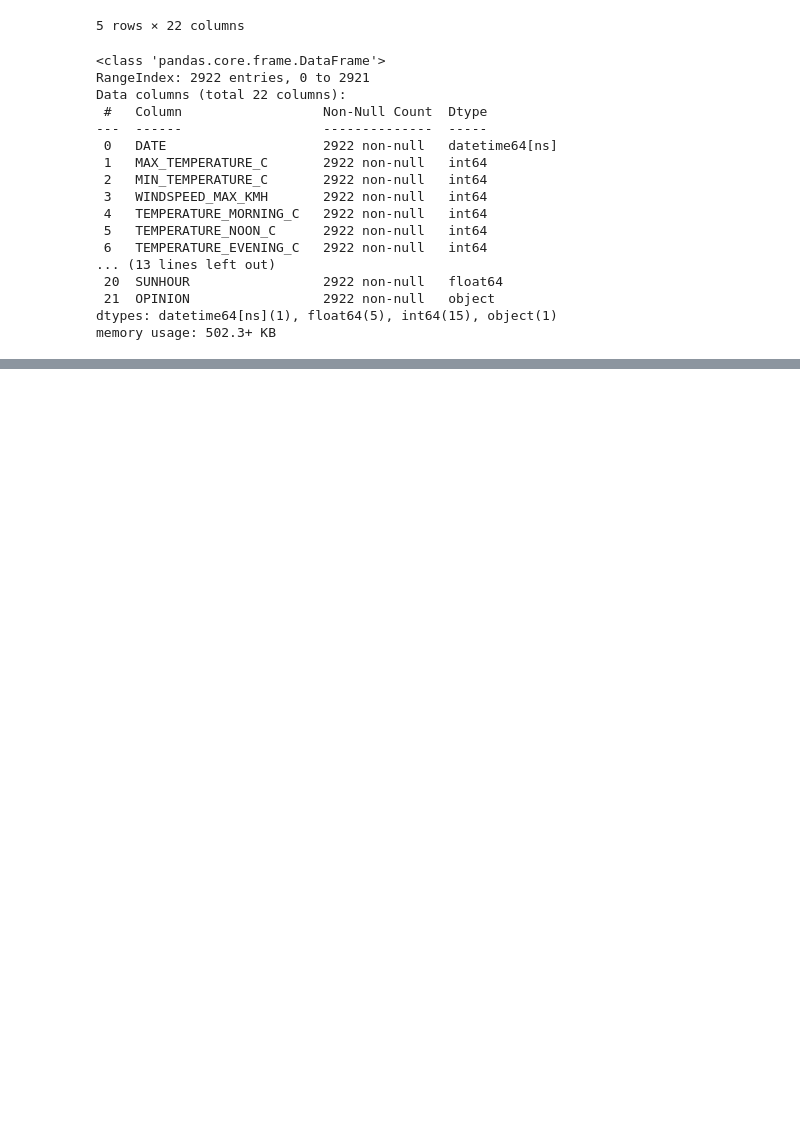
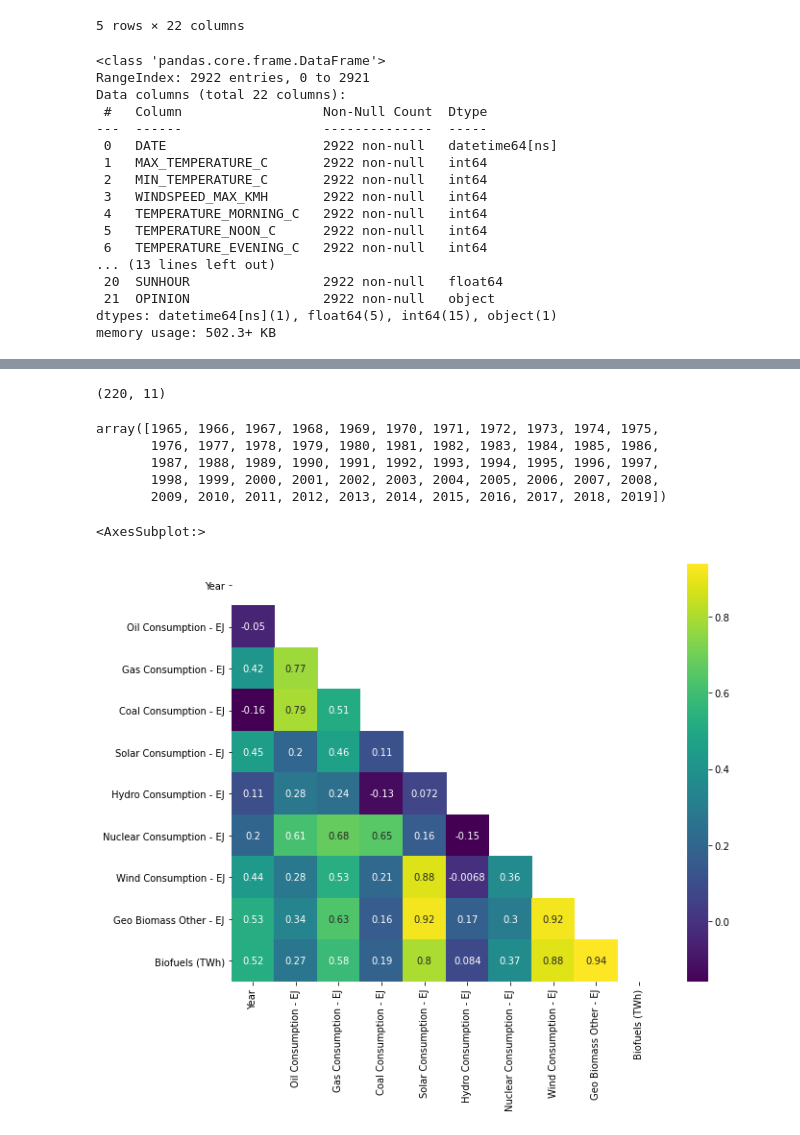
Before and after one commit to vonate5/air-pollution, a Jupyter notebook: code/final_project_test2.ipynb, the cells around one changed output, grey strips where cells are left out. Drawn from its saved outputs; the diff is of its cells as text; code cells hidden in the pictures; blank space fills up the shorter version.

```diff
--- a/code/final_project_test2.ipynb
+++ b/code/final_project_test2.ipynb
@@ -559,0 +572,6 @@ memory usage: 502.3+ KB
+# %%
+energy_cons.index=energy_cons.iloc[:,0]
+# %%
+energy_cons.rename_axis(None,inplace=True)
+# %%
+energy_cons.drop(['Entity',], axis = 1, inplace = True)
@@ -559,0 +608,10 @@ memory usage: 502.3+ KB
+# %%
+energy_cons1=energy_cons.drop(['Africa','Algeria','Angola','Argentina','Asia Pacific','Australia','Azerbaijan','Bahrain','Bangladesh','Belarus','Belgium','Bolivia','Brazil','Brunei','Bulgaria','CIS',
+                              'Canada','Central America','Chad','Chile','China','Colombia','Congo','Costa Rica','Croatia','Cuba','Curacao','Cyprus','Czechia','Democratic Republic of Congo','Denmark',
+                              'Eastern Africa','Ecuador','Egypt','El Salvador','Equatorial Guinea','Estonia','Ethiopia','Europe','Europe (other)','Finland','France','Gabon','Greece','Guatemala','Honduras',
+                              'Hong Kong','Iceland','India','Indonesia','Iran','Iraq','Ireland','Israel','Japan','Jordan','Kazakhstan','Kenya','Kuwait','Latvia',
+                              'Libya','Lithuania','Luxembourg','Madagascar','Malaysia','Mexico','Middle Africa','Middle East','Mongolia','Morocco','Mozambique','Myanmar','Netherlands','New Caledonia','New Zealand',
+                              'Nicaragua','Nigeria','North America','North Macedonia','Norway','Oman','Other Asia & Pacific','Other CIS','Other Caribbean','Other Middle East','Other Northern Africa','Other South America','Other Southern Africa','Pakistan','Papua New Guinea',
+                              'Peru','Philippines','Poland','Portugal','Qatar','Romania','Russia','Saudi Arabia','Serbia','Singapore','Slovakia','Slovenia','South & Central America','South Africa','South Korea',
+                              'South Sudan','Spain','Sri Lanka','Sudan','Sweden','Switzerland','Syria','Taiwan','Thailand','Trinidad and Tobago','Tunisia','Turkey','Turkmenistan','USSR','Ukraine',
+                              'United Arab Emirates','United Kingdom','United States','Uruguay','Uzbekistan','Venezuela','Vietnam','Western Africa','World','Yemen','Zambia','Zimbabwe'])
@@ -559,0 +660,21 @@ memory usage: 502.3+ KB
+# %%
+energy_cons1.shape
+# %% [output]
+(220, 11)
+# %%
+energy_cons1['Year'].unique()
+# %% [output]
+array([1965, 1966, 1967, 1968, 1969, 1970, 1971, 1972, 1973, 1974, 1975,
+       1976, 1977, 1978, 1979, 1980, 1981, 1982, 1983, 1984, 1985, 1986,
+       1987, 1988, 1989, 1990, 1991, 1992, 1993, 1994, 1995, 1996, 1997,
+       1998, 1999, 2000, 2001, 2002, 2003, 2004, 2005, 2006, 2007, 2008,
+       2009, 2010, 2011, 2012, 2013, 2014, 2015, 2016, 2017, 2018, 2019])
+# %%
+mask=np.zeros_like(energy_cons1.corr())
+mask[np.triu_indices_from(mask)]=True
+
+fig, ax = plt.subplots(figsize=(10, 8))
+sns.heatmap(energy_cons1.corr(), mask=mask, annot=True,ax=ax, cmap ='viridis')
+# %% [output]
+<AxesSubplot:>
+[figure, added]
```
Also changed, not shown: parts of 8 cells of this notebook, 10 other files.
